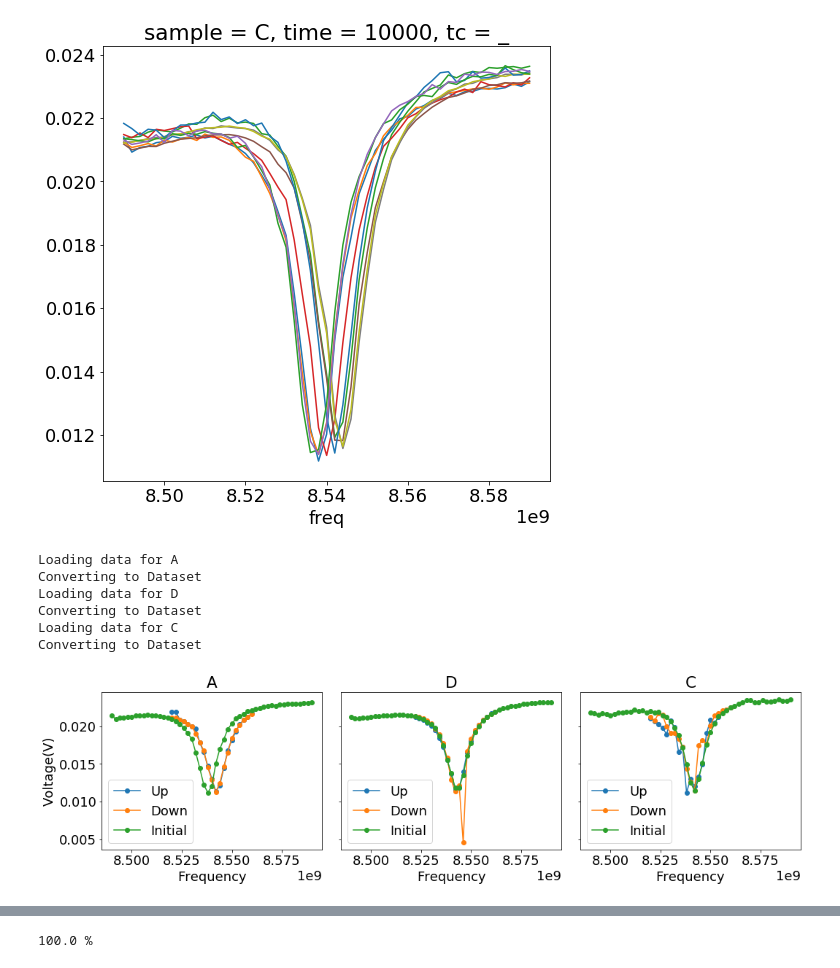
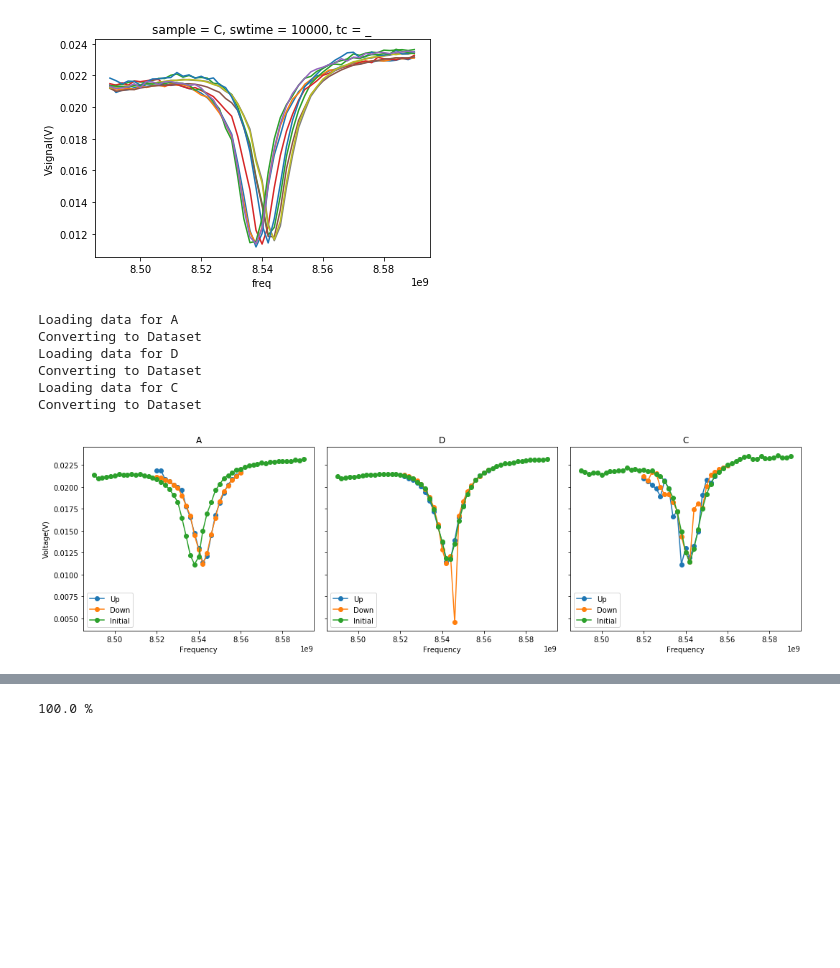
Before and after one commit to aspitarl/TRMC, a Jupyter notebook: FreqFluence.ipynb, the cells around one changed output, grey strips where cells are left out. Cells and saved outputs as stored; diff of their text form; code cells hidden in the pictures; blank space fills up the shorter version.

```diff
--- a/FreqFluence.ipynb
+++ b/FreqFluence.ipynb
@@ -112,10 +48,12 @@ for samp in fps:
 # %%
+da_sw = load.sweeps2ds(fps)['Vsignal(V)']
+
 for samp in fps:
-    da1 = da_sw.loc[samp].dropna(dim = 'tc', how = 'all').sel(tc = '_')
-    for time in da1.indexes['time']:
-        da1.sel(time = time).plot()
+    da1 = da_sw.sel(sample = samp).dropna(dim = 'tc', how = 'all').sel(tc = '_')
+    for swtime in da1.indexes['swtime']:
+        da1.sel(swtime = swtime).plot()
 # %% [output]
-[figure, old version]
+[figure, new version]
 # %%
 das = []
 das_bv = []
@@ -155,7 +93,7 @@ for i, samp in enumerate(fps):
     axes[i].plot(swp_bv_u.indexes['freq'],swp_bv_u,marker = 'o', label = 'Up')
     swp_bv_d = da_bv.sel(sample = samp, direction = 'D').dropna(dim = 'freq')
     axes[i].plot(swp_bv_d.indexes['freq'],swp_bv_d,marker = 'o', label = 'Down')
-    swp_init = da_sw.sel(sample = samp, tc = '_', time = 0)
+    swp_init = da_sw.sel(sample = samp, tc = '_', swtime = 0)
     axes[i].plot(swp_init.indexes['freq'],swp_init,marker = 'o',label = 'Initial')
     axes[i].set_title(samp)
     axes[i].legend()
@@ -163,6 +101,6 @@ for i, samp in enumerate(fps):
     if i == 0: axes[i].set_ylabel('Voltage(V)')
 fig.tight_layout()
 # %% [output]
-[figure, old version]
+[figure, new version]
 # %%
 v0s_bv = da_bv.sel(direction = 'U')
```
Also changed, not shown: parts of 15 cells of this notebook.
